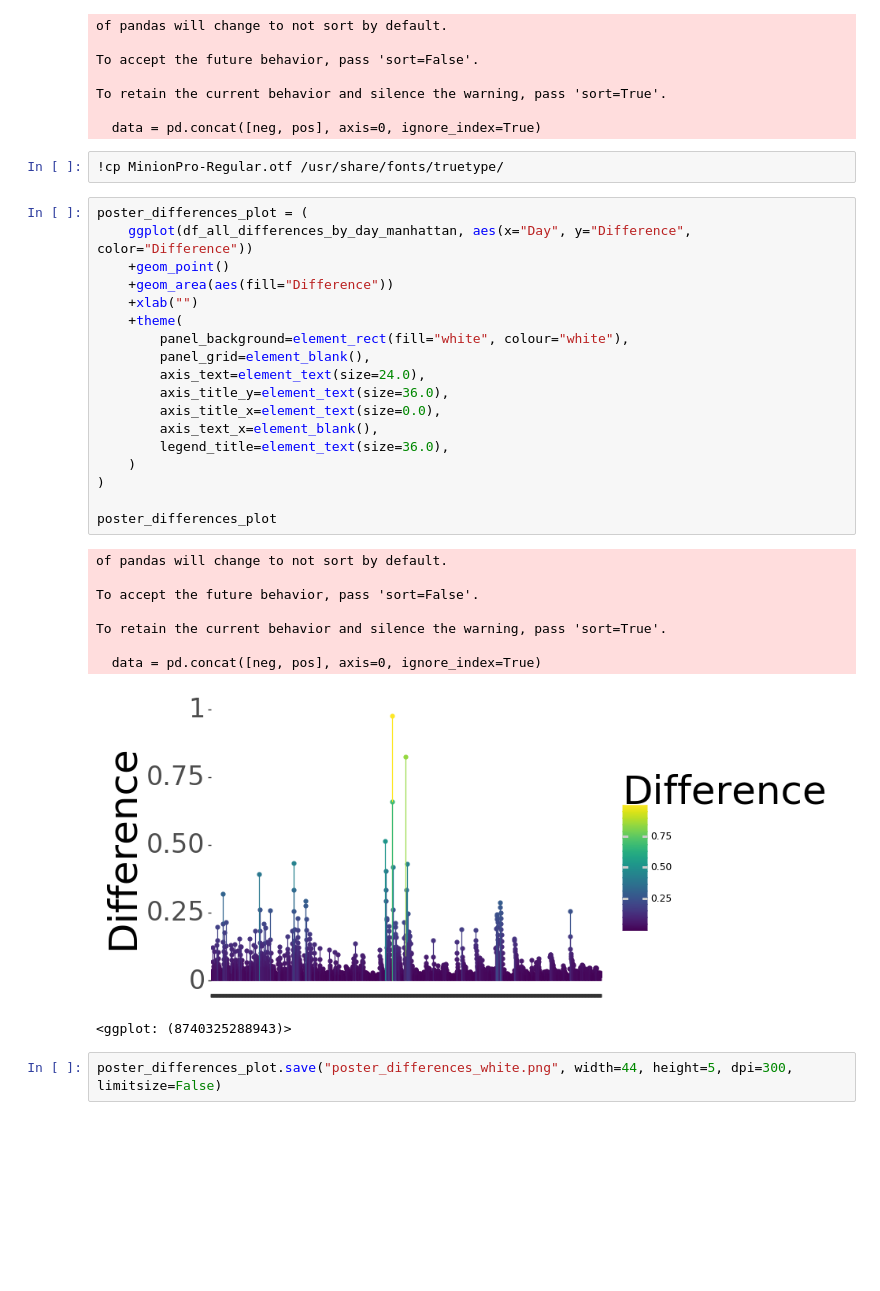
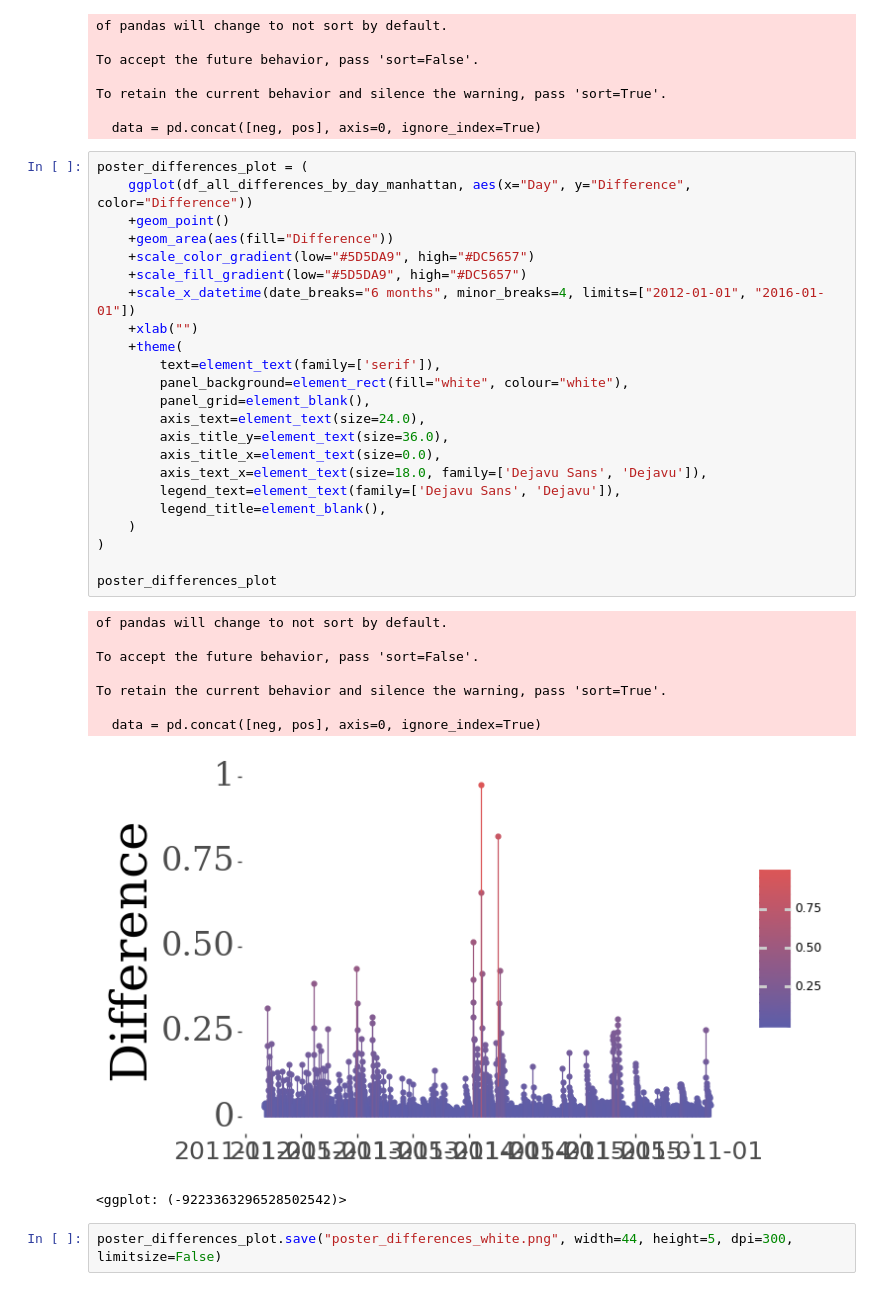
Before and after one commit to marcolussetti/opendotadump-tools, a Jupyter notebook: analysis/heroes_picks/GraphPicks.ipynb, the cells around one changed output. Drawn from its saved outputs; the diff is of its cells as text; blank space fills up the shorter version.

```diff
--- a/analysis/heroes_picks/GraphPicks.ipynb
+++ b/analysis/heroes_picks/GraphPicks.ipynb
@@ -567,36 +569,39 @@ To accept the future behavior, pass 'sort=False'.
 To retain the current behavior and silence the warning, pass 'sort=True'.
 
   data = pd.concat([neg, pos], axis=0, ignore_index=True)
-# %%
-!cp MinionPro-Regular.otf /usr/share/fonts/truetype/
 # %%
 poster_differences_plot = (
     ggplot(df_all_differences_by_day_manhattan, aes(x="Day", y="Difference", color="Difference"))
     +geom_point()
     +geom_area(aes(fill="Difference"))
+    +scale_color_gradient(low="#5D5DA9", high="#DC5657")
+    +scale_fill_gradient(low="#5D5DA9", high="#DC5657")
+    +scale_x_datetime(date_breaks="6 months", minor_breaks=4, limits=["2012-01-01", "2016-01-01"])
     +xlab("")
     +theme(
+        text=element_text(family=['serif']),
         panel_background=element_rect(fill="white", colour="white"),
         panel_grid=element_blank(),
         axis_text=element_text(size=24.0),
         axis_title_y=element_text(size=36.0),
         axis_title_x=element_text(size=0.0),
-        axis_text_x=element_blank(),
-        legend_title=element_text(size=36.0),
+        axis_text_x=element_text(size=18.0, family=['Dejavu Sans', 'Dejavu']),
+        legend_text=element_text(family=['Dejavu Sans', 'Dejavu']),
+        legend_title=element_blank(),
     )
 )
 
 poster_differences_plot
 # %% [output]
 of pandas will change to not sort by default.
 
 To accept the future behavior, pass 'sort=False'.
 
 To retain the current behavior and silence the warning, pass 'sort=True'.
 
   data = pd.concat([neg, pos], axis=0, ignore_index=True)
-[figure, old version]
+[figure, new version]
-<ggplot: (8740325288943)>
+<ggplot: (-9223363296528502542)>
 # %%
 poster_differences_plot.save("poster_differences_white.png", width=44, height=5, dpi=300, limitsize=False)
 # %% [output]
```
Also changed, not shown: parts of 1 cell of this notebook.
